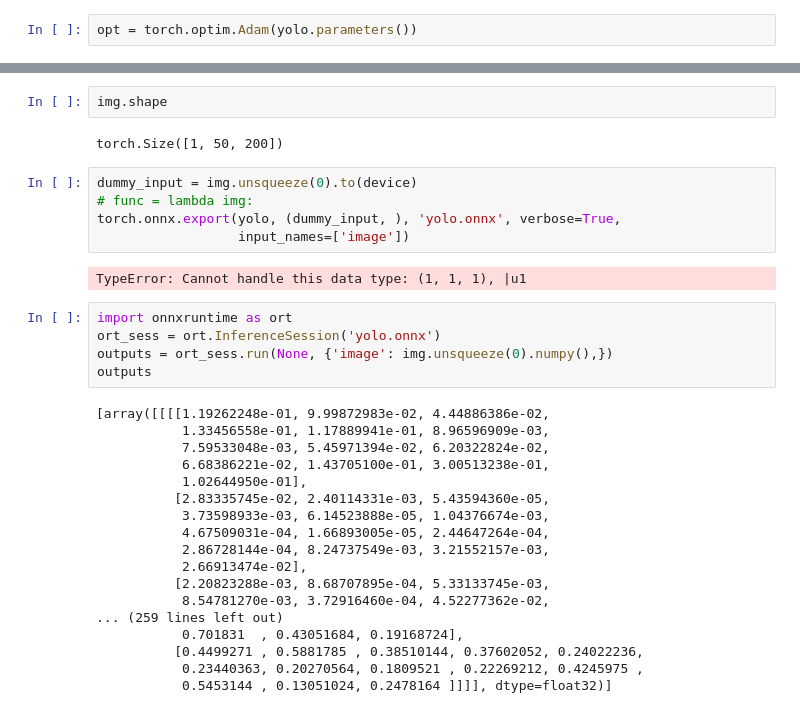
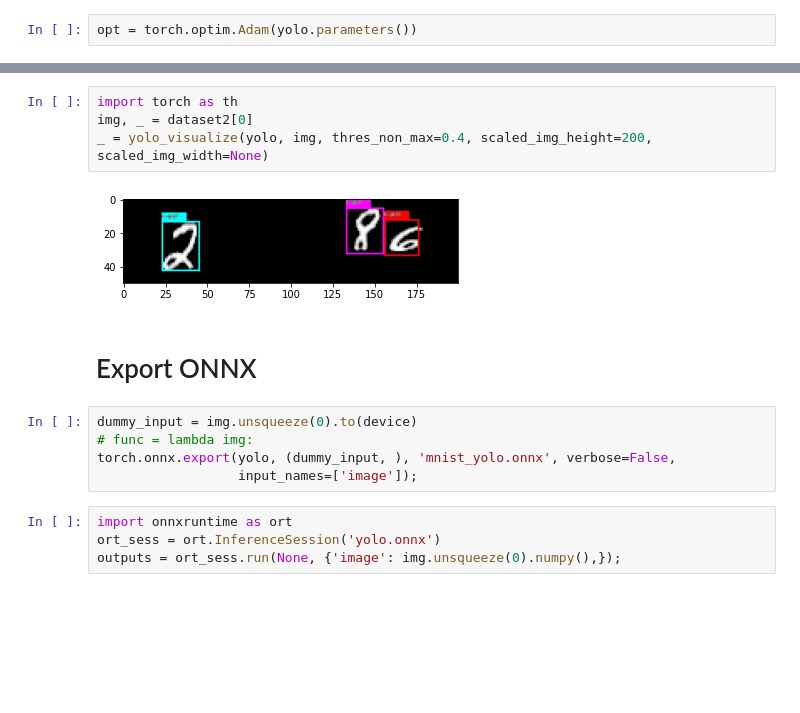
Before and after one commit to tensorway/object_detection, a Jupyter notebook: mnist_yolo.ipynb, the cells around one changed output, grey strips where cells are left out. Cells and saved outputs as stored; diff of their text form; blank space fills up the shorter version.

Commit message:
cleared mnist_yolo and utils

```diff
--- a/mnist_yolo.ipynb
+++ b/mnist_yolo.ipynb
@@ -178,34 +113,17 @@ def non_max_supression(annotation, thres=0.6):
-# %%
-img.shape
-# %% [output]
-torch.Size([1, 50, 200])
+# %%
+import torch as th
+img, _ = dataset2[0]
+_ = yolo_visualize(yolo, img, thres_non_max=0.4, scaled_img_height=200, scaled_img_width=None)
+# %% [output]
+[figure, added]
+# %% [markdown]
+# Export ONNX
 # %%
 dummy_input = img.unsqueeze(0).to(device)
 # func = lambda img:
-torch.onnx.export(yolo, (dummy_input, ), 'yolo.onnx', verbose=True,
-                  input_names=['image'])
+torch.onnx.export(yolo, (dummy_input, ), 'mnist_yolo.onnx', verbose=False,
+                  input_names=['image']);
-# %% [output]
-TypeError: Cannot handle this data type: (1, 1, 1), |u1
 # %%
 import onnxruntime as ort
 ort_sess = ort.InferenceSession('yolo.onnx')
-outputs = ort_sess.run(None, {'image': img.unsqueeze(0).numpy(),})
-outputs
+outputs = ort_sess.run(None, {'image': img.unsqueeze(0).numpy(),});
-# %% [output]
-[array([[[[1.19262248e-01, 9.99872983e-02, 4.44886386e-02,
-           1.33456558e-01, 1.17889941e-01, 8.96596909e-03,
-           7.59533048e-03, 5.45971394e-02, 6.20322824e-02,
-           6.68386221e-02, 1.43705100e-01, 3.00513238e-01,
-           1.02644950e-01],
-          [2.83335745e-02, 2.40114331e-03, 5.43594360e-05,
-           3.73598933e-03, 6.14523888e-05, 1.04376674e-03,
-           4.67509031e-04, 1.66893005e-05, 2.44647264e-04,
-           2.86728144e-04, 8.24737549e-03, 3.21552157e-03,
-           2.66913474e-02],
-          [2.20823288e-03, 8.68707895e-04, 5.33133745e-03,
-           8.54781270e-03, 3.72916460e-04, 4.52277362e-02,
-... (259 lines left out)
-           0.701831  , 0.43051684, 0.19168724],
-          [0.4499271 , 0.5881785 , 0.38510144, 0.37602052, 0.24022236,
-           0.23440363, 0.20270564, 0.1809521 , 0.22269212, 0.4245975 ,
-           0.5453144 , 0.13051024, 0.2478164 ]]]], dtype=float32)]
```
Also changed, not shown: parts of 14 cells of this notebook, 28 other files.
